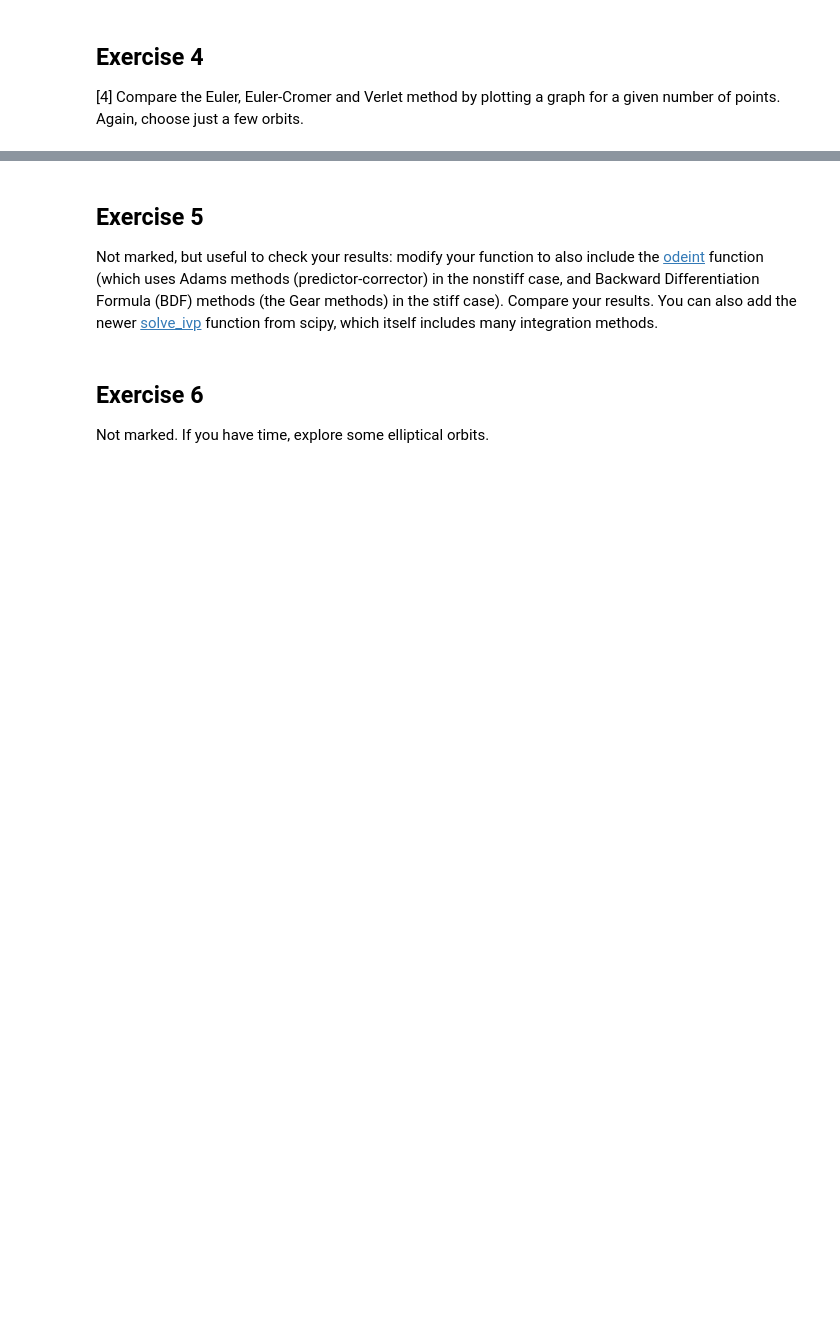
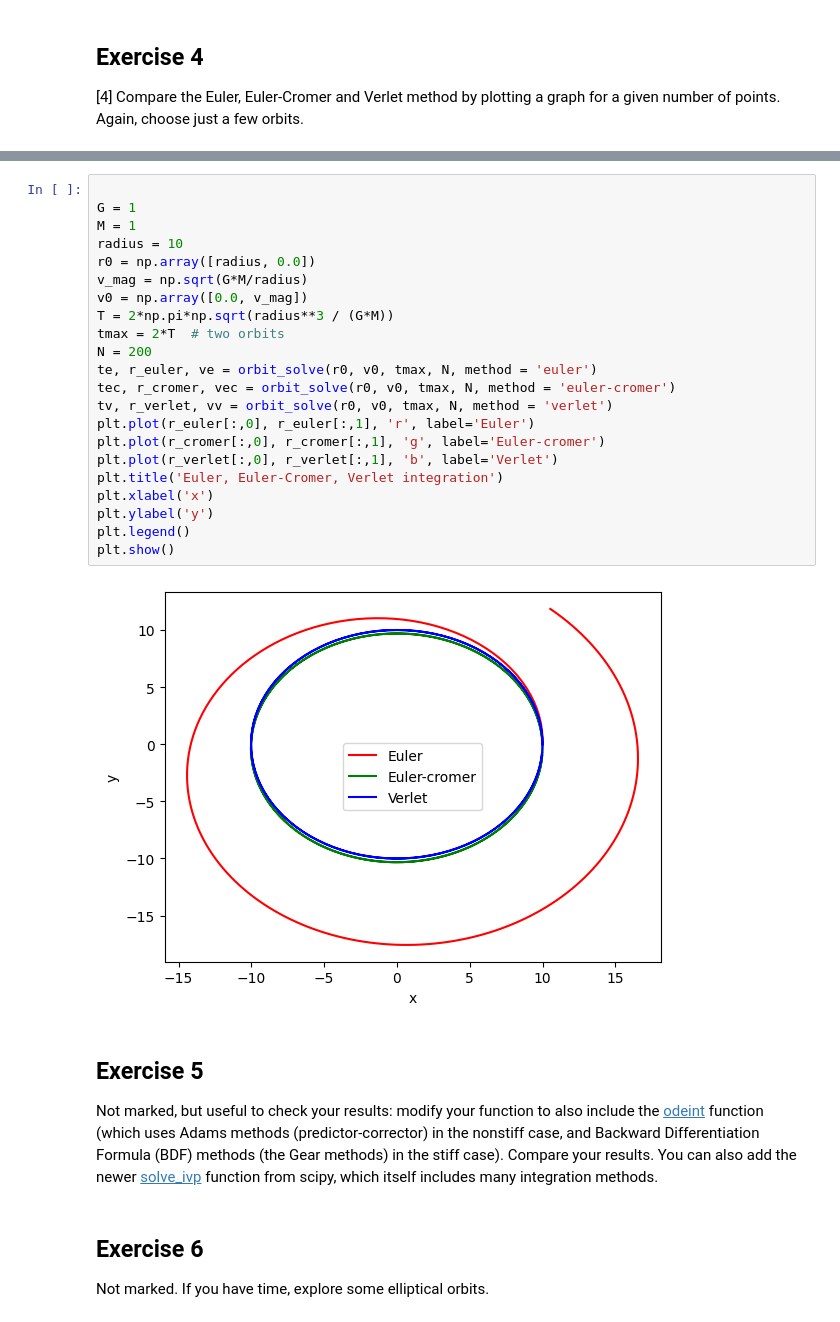
Before and after one commit to PX2145-2025/week-9-b-Anest-Cunliffe, a Jupyter notebook: ODEs_2.ipynb, the cells around one changed output, grey strips where cells are left out. Cells and saved outputs as stored; diff of their text form; blank space fills up the shorter version.

```diff
--- a/ODEs_2.ipynb
+++ b/ODEs_2.ipynb
@@ -401,3 +357,27 @@ NameError: name 'i' is not defined
+# %%
+
+G = 1
+M = 1
+radius = 10
+r0 = np.array([radius, 0.0])
+v_mag = np.sqrt(G*M/radius)
+v0 = np.array([0.0, v_mag])
+T = 2*np.pi*np.sqrt(radius**3 / (G*M))
+tmax = 2*T  # two orbits
+N = 200
+te, r_euler, ve = orbit_solve(r0, v0, tmax, N, method = 'euler')
+tec, r_cromer, vec = orbit_solve(r0, v0, tmax, N, method = 'euler-cromer')
+tv, r_verlet, vv = orbit_solve(r0, v0, tmax, N, method = 'verlet')
+plt.plot(r_euler[:,0], r_euler[:,1], 'r', label='Euler')
+plt.plot(r_cromer[:,0], r_cromer[:,1], 'g', label='Euler-cromer')
+plt.plot(r_verlet[:,0], r_verlet[:,1], 'b', label='Verlet')
+plt.title('Euler, Euler-Cromer, Verlet integration')
+plt.xlabel('x')
+plt.ylabel('y')
+plt.legend()
+plt.show()
+# %% [output]
+[figure, added]
 # %% [markdown]
 ## Exercise 5
 
```
Also changed, not shown: parts of 6 cells of this notebook.
